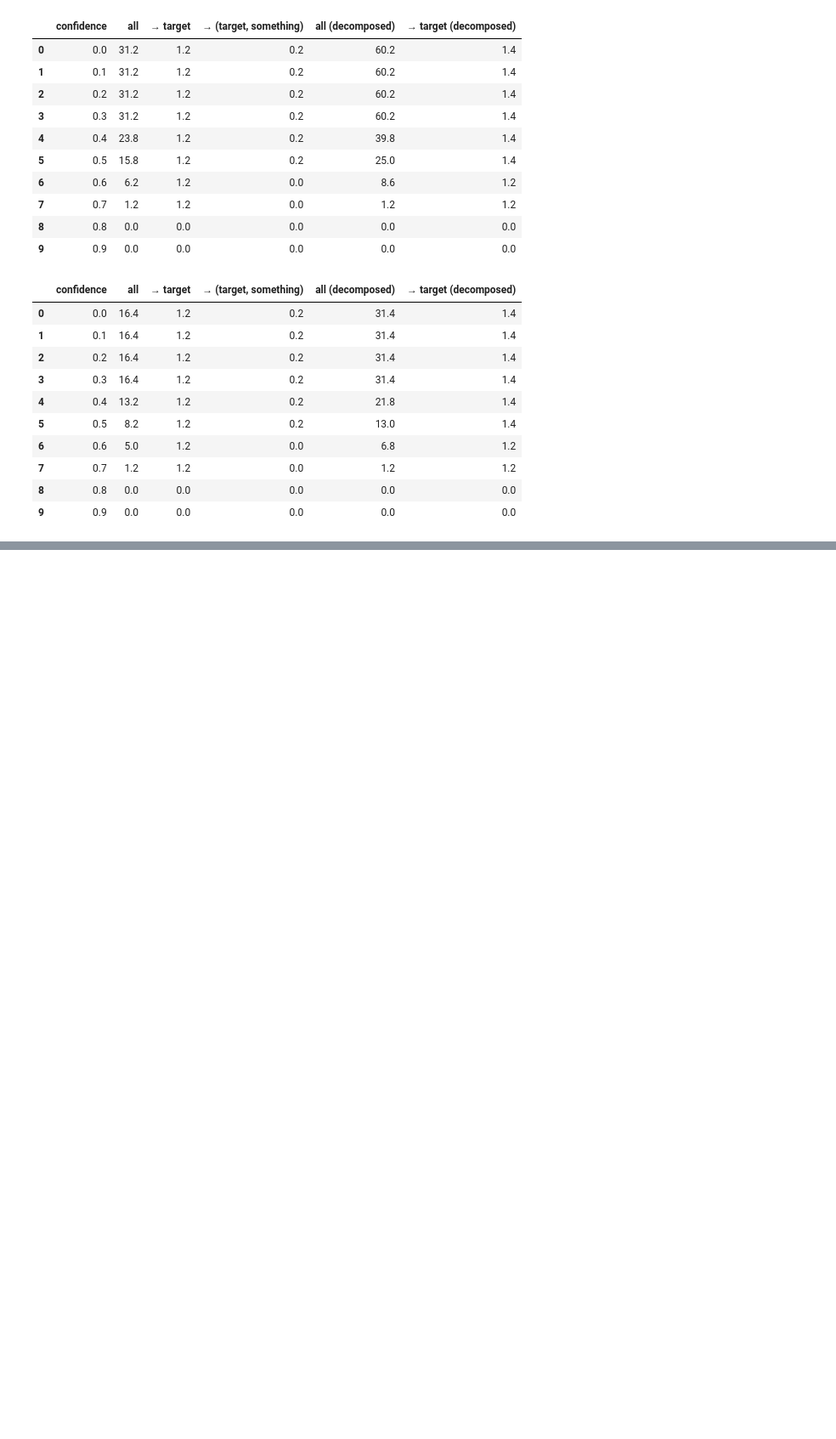
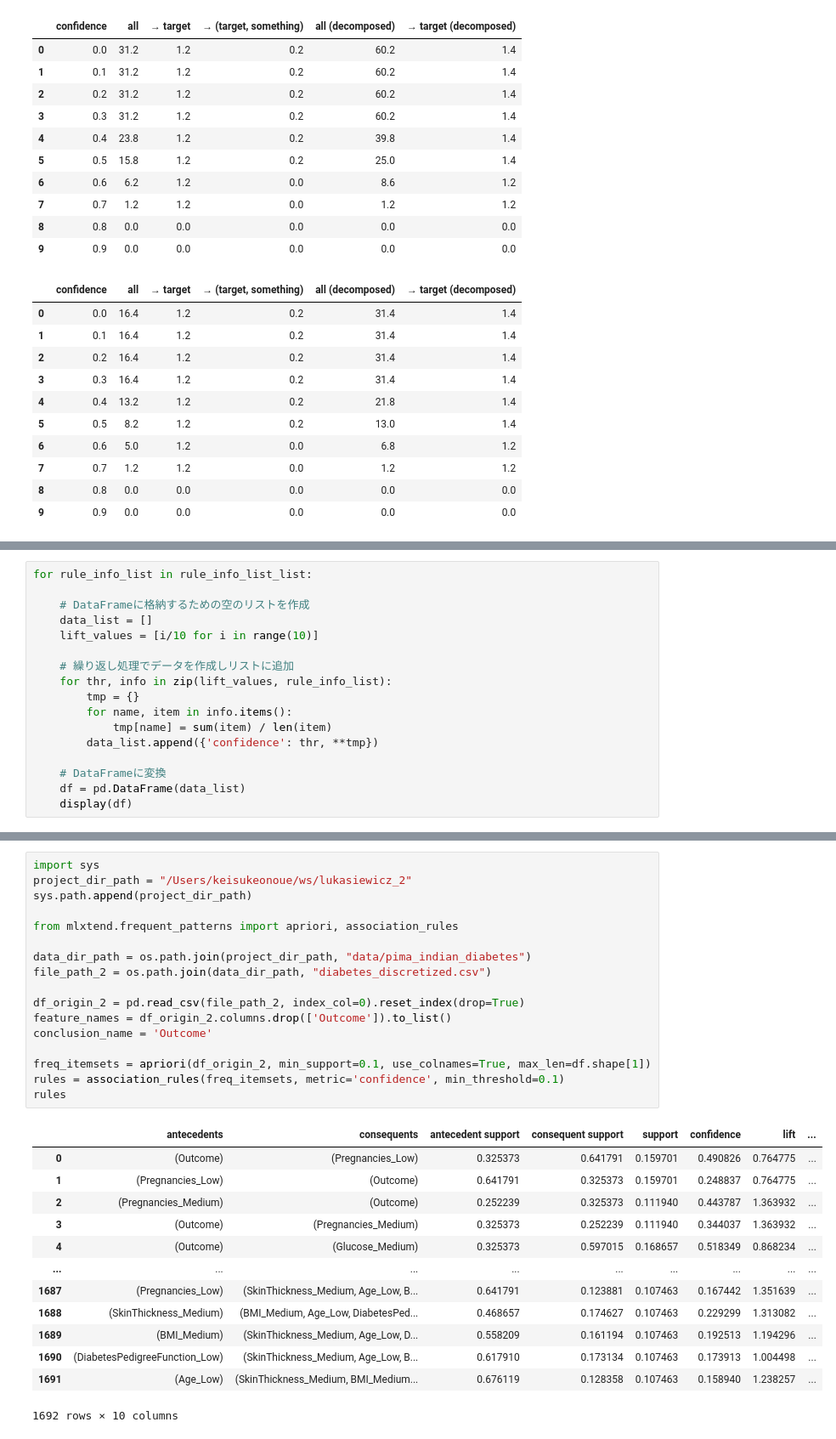
Before and after one commit to k-onoue/lukasiewicz_2, a Jupyter notebook: notebooks/Association_rule.ipynb, the cells around one changed output, grey strips where cells are left out. Shown at 85% size. Cells and saved outputs as stored; diff of their text form; blank space fills up the shorter version.

Commit message:
reviewed how to filter rules generated by association rule mining because of the original computational cost.

```diff
--- a/notebooks/Association_rule.ipynb
+++ b/notebooks/Association_rule.ipynb
@@ -1047,0 +1608,17 @@ for rule_info_list in rule_info_list_list:
+# %%
+for rule_info_list in rule_info_list_list:
+
+    # DataFrameに格納するための空のリストを作成
+    data_list = []
+    lift_values = [i/10 for i in range(10)]
+
+    # 繰り返し処理でデータを作成しリストに追加
+    for thr, info in zip(lift_values, rule_info_list):
+        tmp = {}
+        for name, item in info.items():
+            tmp[name] = sum(item) / len(item)
+        data_list.append({'confidence': thr, **tmp})
+
+    # DataFrameに変換
+    df = pd.DataFrame(data_list)
+    display(df)
@@ -1047,0 +1736,31 @@ for rule_info_list in rule_info_list_list:
+# %%
+import sys
+project_dir_path = "/Users/keisukeonoue/ws/lukasiewicz_2"
+sys.path.append(project_dir_path)
+
+from mlxtend.frequent_patterns import apriori, association_rules
+
+data_dir_path = os.path.join(project_dir_path, "data/pima_indian_diabetes")
+file_path_2 = os.path.join(data_dir_path, "diabetes_discretized.csv")
+
+df_origin_2 = pd.read_csv(file_path_2, index_col=0).reset_index(drop=True)
+feature_names = df_origin_2.columns.drop(['Outcome']).to_list()
+conclusion_name = 'Outcome'
+
+freq_itemsets = apriori(df_origin_2, min_support=0.1, use_colnames=True, max_len=df.shape[1])
+rules = association_rules(freq_itemsets, metric='confidence', min_threshold=0.1)
+rules
+# %% [output]
+|  | antecedents | consequents | antecedent support | consequent support | support | confidence | lift | ... |
+| 0 | (Outcome) | (Pregnancies_Low) | 0.325373 | 0.641791 | 0.159701 | 0.490826 | 0.764775 | ... |
+| 1 | (Pregnancies_Low) | (Outcome) | 0.641791 | 0.325373 | 0.159701 | 0.248837 | 0.764775 | ... |
+| 2 | (Pregnancies_Medium) | (Outcome) | 0.252239 | 0.325373 | 0.111940 | 0.443787 | 1.363932 | ... |
+| 3 | (Outcome) | (Pregnancies_Medium) | 0.325373 | 0.252239 | 0.111940 | 0.344037 | 1.363932 | ... |
+| 4 | (Outcome) | (Glucose_Medium) | 0.325373 | 0.597015 | 0.168657 | 0.518349 | 0.868234 | ... |
+| ... | ... | ... | ... | ... | ... | ... | ... | ... |
+| 1687 | (Pregnancies_Low) | (SkinThickness_Medium, Age_Low, B... | 0.641791 | 0.123881 | 0.107463 | 0.167442 | 1.351639 | ... |
+| 1688 | (SkinThickness_Medium) | (BMI_Medium, Age_Low, DiabetesPed... | 0.468657 | 0.174627 | 0.107463 | 0.229299 | 1.313082 | ... |
+| 1689 | (BMI_Medium) | (SkinThickness_Medium, Age_Low, D... | 0.558209 | 0.161194 | 0.107463 | 0.192513 | 1.194296 | ... |
+| 1690 | (DiabetesPedigreeFunction_Low) | (SkinThickness_Medium, Age_Low, B... | 0.617910 | 0.173134 | 0.107463 | 0.173913 | 1.004498 | ... |
+| 1691 | (Age_Low) | (SkinThickness_Medium, BMI_Medium... | 0.676119 | 0.128358 | 0.107463 | 0.158940 | 1.238257 | ... |
+1692 rows × 10 columns
```
Also changed, not shown: parts of 7 cells of this notebook, 1 other file.
